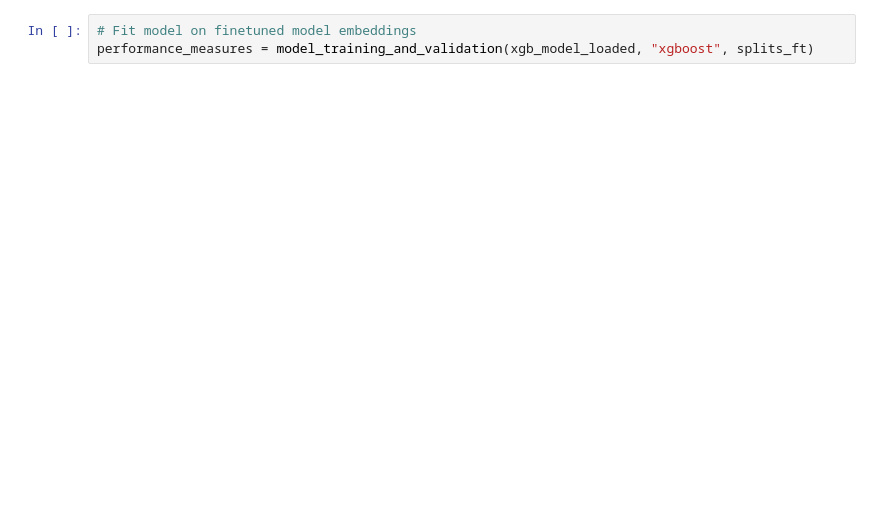
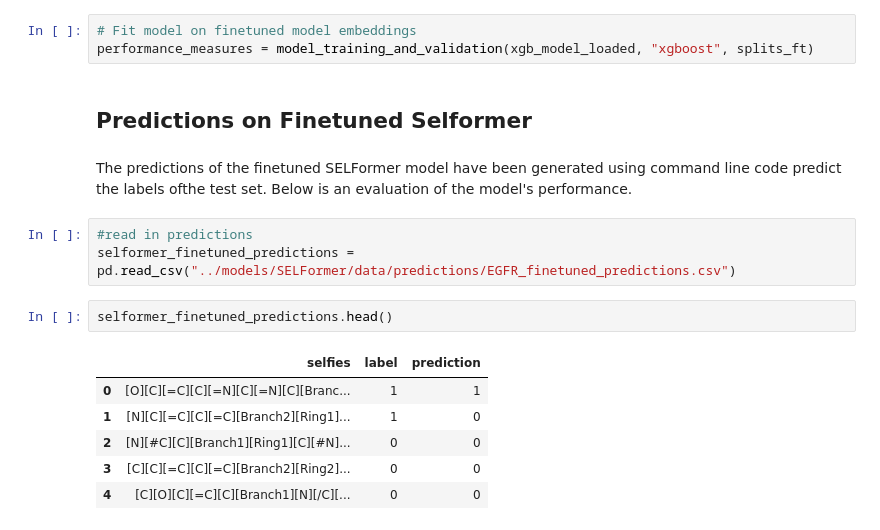
Before and after one commit to comp-med-research/pIC50_prediction, a Jupyter notebook: notebooks/SELFormer.ipynb, the cells around one changed output. Cells and saved outputs as stored; diff of their text form; blank space fills up the shorter version.

```diff
--- a/notebooks/SELFormer.ipynb
+++ b/notebooks/SELFormer.ipynb
@@ -233,3 +223,19 @@ performance_measures = model_training_and_validation(xgb_model_loaded, "xgboost"
 # %%
 # Fit model on finetuned model embeddings
 performance_measures = model_training_and_validation(xgb_model_loaded, "xgboost", splits_ft)
+# %% [markdown]
+## Predictions on Finetuned Selformer
+# %% [markdown]
+The predictions of the finetuned SELFormer model have been generated using command line code predict the labels ofthe test set. Below is an evaluation of the model's performance.
+# %%
+#read in predictions
+selformer_finetuned_predictions = pd.read_csv("../models/SELFormer/data/predictions/EGFR_finetuned_predictions.csv")
+# %%
+selformer_finetuned_predictions.head()
+# %% [output]
+|  | selfies | label | prediction |
+| 0 | [O][C][=C][C][=N][C][=N][C][Branc... | 1 | 1 |
+| 1 | [N][C][=C][C][=C][Branch2][Ring1]... | 1 | 0 |
+| 2 | [N][#C][C][Branch1][Ring1][C][#N]... | 0 | 0 |
+| 3 | [C][C][=C][C][=C][Branch2][Ring2]... | 0 | 0 |
+| 4 | [C][O][C][=C][C][Branch1][N][/C][... | 0 | 0 |
```
Also changed, not shown: parts of 5 cells of this notebook, 2 other files.
